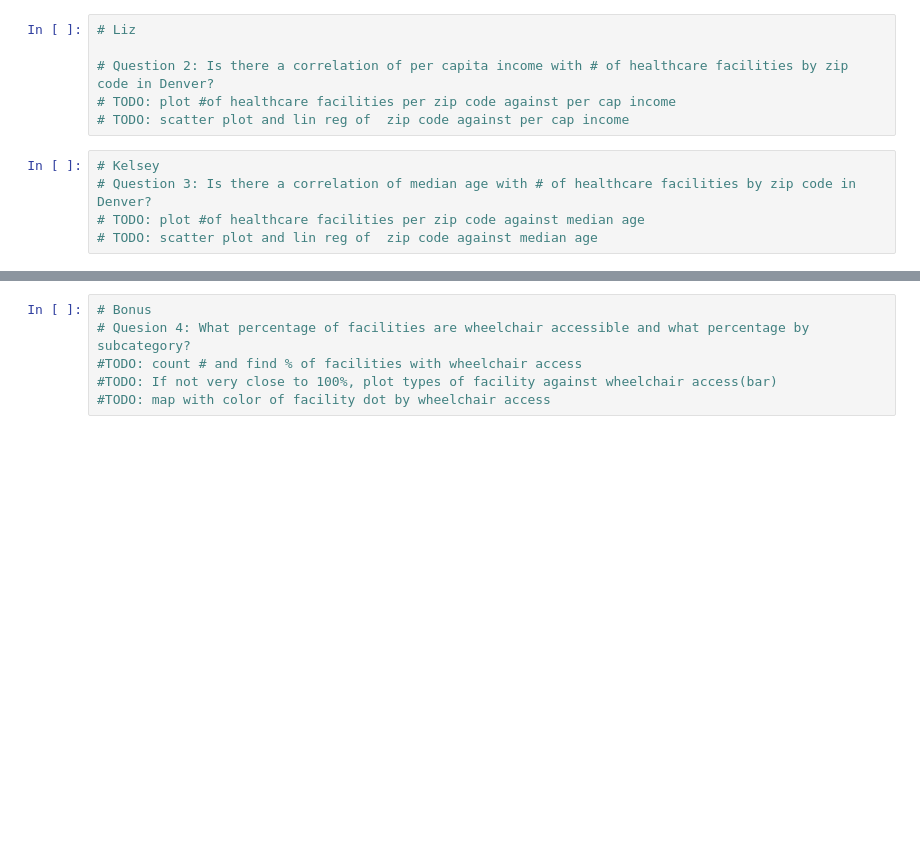
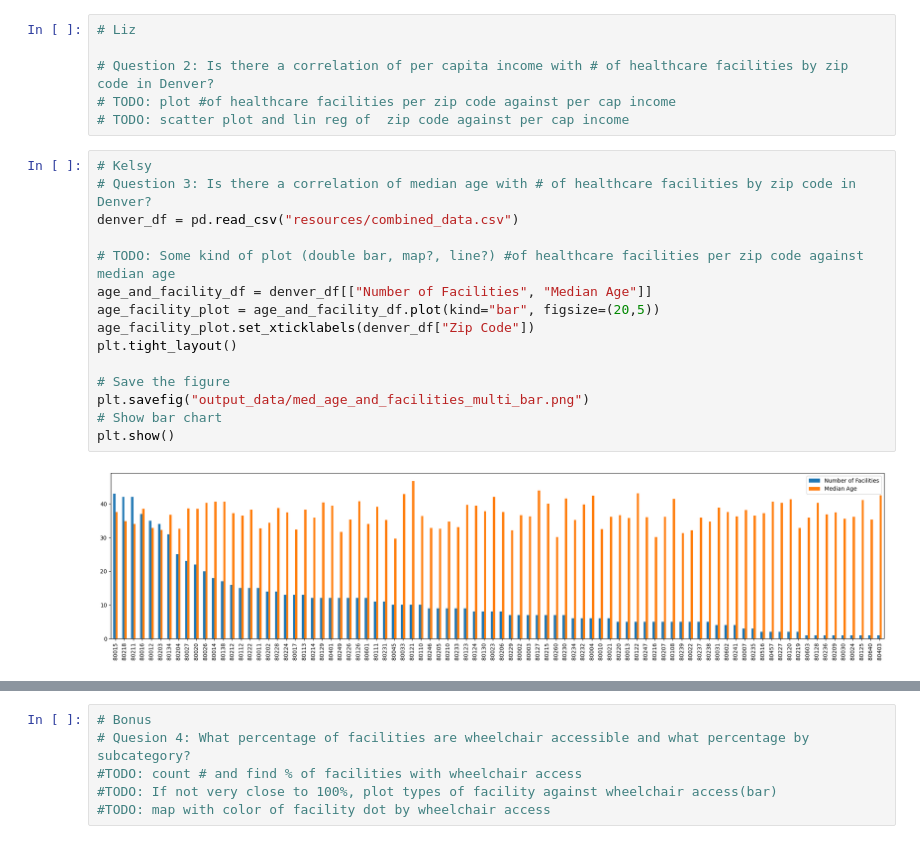
Before and after one commit to lizmartin/project_1_data_viz, a Jupyter notebook: main_project1.ipynb, the cells around one changed output, grey strips where cells are left out. Saved outputs shown, nothing was run; the diff lists cells and outputs as text; blank space fills up the shorter version.

Commit message:
Added to Q3 plots to main_project1, pngs to 'output_data'

```diff
--- a/main_project1.ipynb
+++ b/main_project1.ipynb
@@ -97,7 +104,19 @@ h_counts.to_csv('resources/combined_data.csv')
 # TODO: plot #of healthcare facilities per zip code against per cap income
 # TODO: scatter plot and lin reg of  zip code against per cap income
 # %%
-# Kelsey
+# Kelsy
 # Question 3: Is there a correlation of median age with # of healthcare facilities by zip code in Denver?
-# TODO: plot #of healthcare facilities per zip code against median age
-# TODO: scatter plot and lin reg of  zip code against median age
+denver_df = pd.read_csv("resources/combined_data.csv")
+
+# TODO: Some kind of plot (double bar, map?, line?) #of healthcare facilities per zip code against median age
+age_and_facility_df = denver_df[["Number of Facilities", "Median Age"]]
+age_facility_plot = age_and_facility_df.plot(kind="bar", figsize=(20,5))
+age_facility_plot.set_xticklabels(denver_df["Zip Code"])
+plt.tight_layout()
+
+# Save the figure
+plt.savefig("output_data/med_age_and_facilities_multi_bar.png")
+# Show bar chart
+plt.show()
+# %% [output]
+[figure, added]
```
Also changed, not shown: parts of 4 cells of this notebook, 2 other files.
